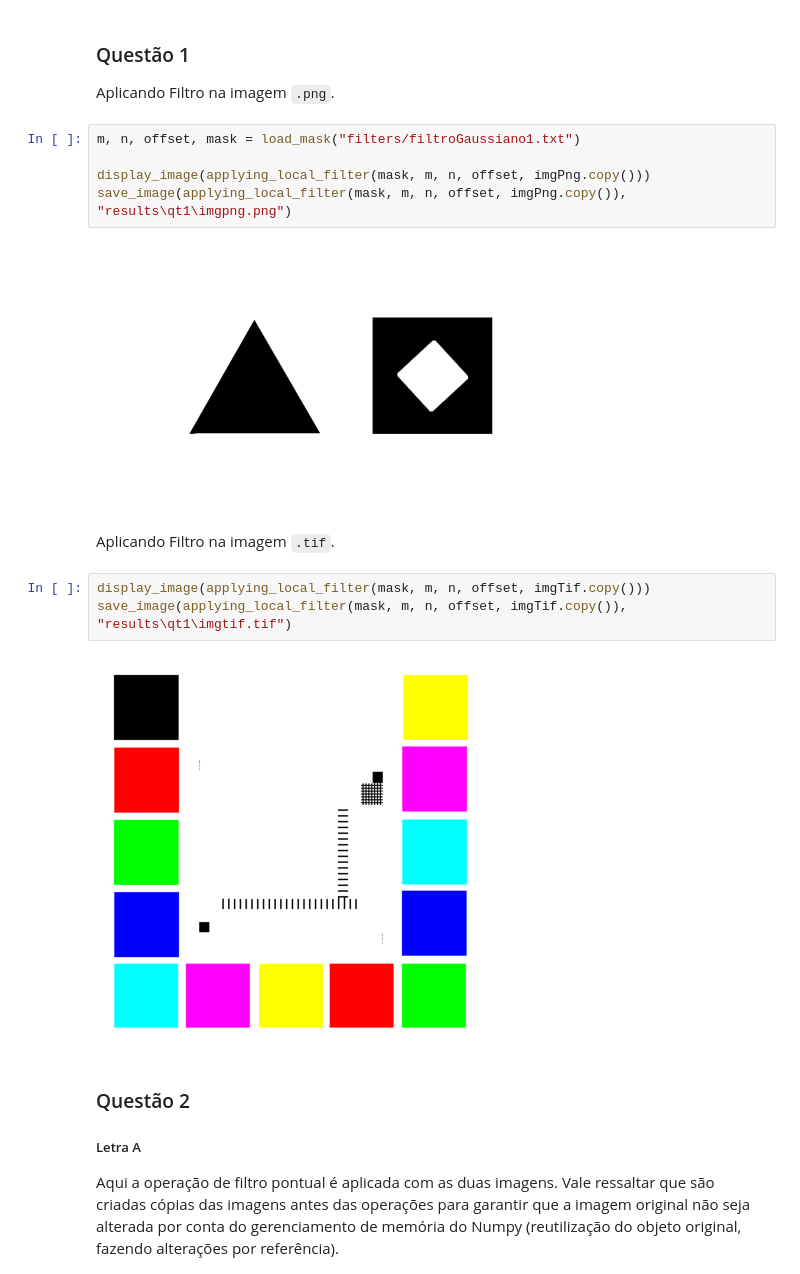
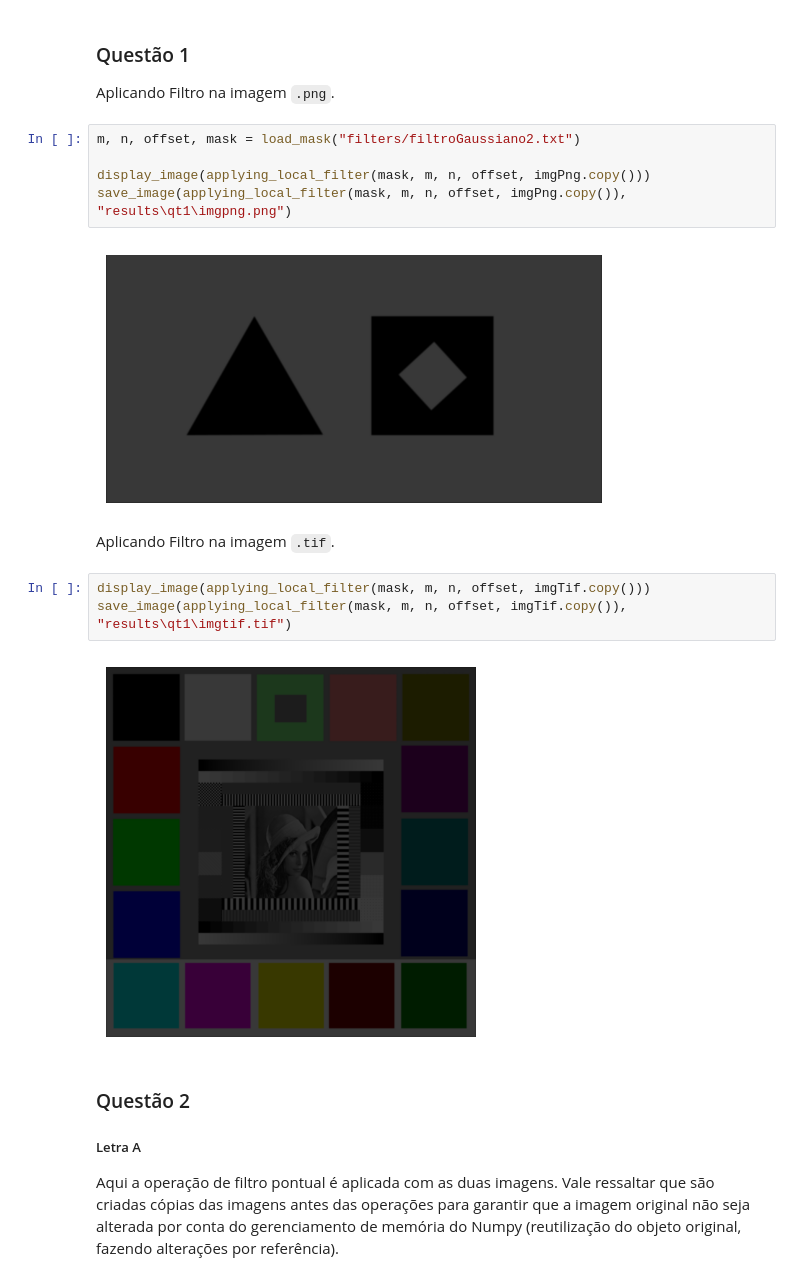
Before and after one commit to BarrosLucas/PracticeHomework, a Jupyter notebook: pdi.ipynb, the cells around one changed output. Cells and saved outputs as stored; diff of their text form.

Commit message:
update gaussian filter

```diff
--- a/pdi.ipynb
+++ b/pdi.ipynb
@@ -342,19 +342,19 @@ display_image(imgPng)
 
 Aplicando Filtro na imagem `.png`.
 # %%
-m, n, offset, mask = load_mask("filters/filtroGaussiano1.txt")
+m, n, offset, mask = load_mask("filters/filtroGaussiano2.txt")
 
 display_image(applying_local_filter(mask, m, n, offset, imgPng.copy()))
 save_image(applying_local_filter(mask, m, n, offset, imgPng.copy()), "results\qt1\imgpng.png")
 # %% [output]
-[figure, old version]
+[figure, new version]
 # %% [markdown]
 Aplicando Filtro na imagem `.tif`.
 # %%
 display_image(applying_local_filter(mask, m, n, offset, imgTif.copy()))
 save_image(applying_local_filter(mask, m, n, offset, imgTif.copy()), "results\qt1\imgtif.tif")
 # %% [output]
-[figure, old version]
+[figure, new version]
 # %% [markdown]
 ### Questão 2
 
```
